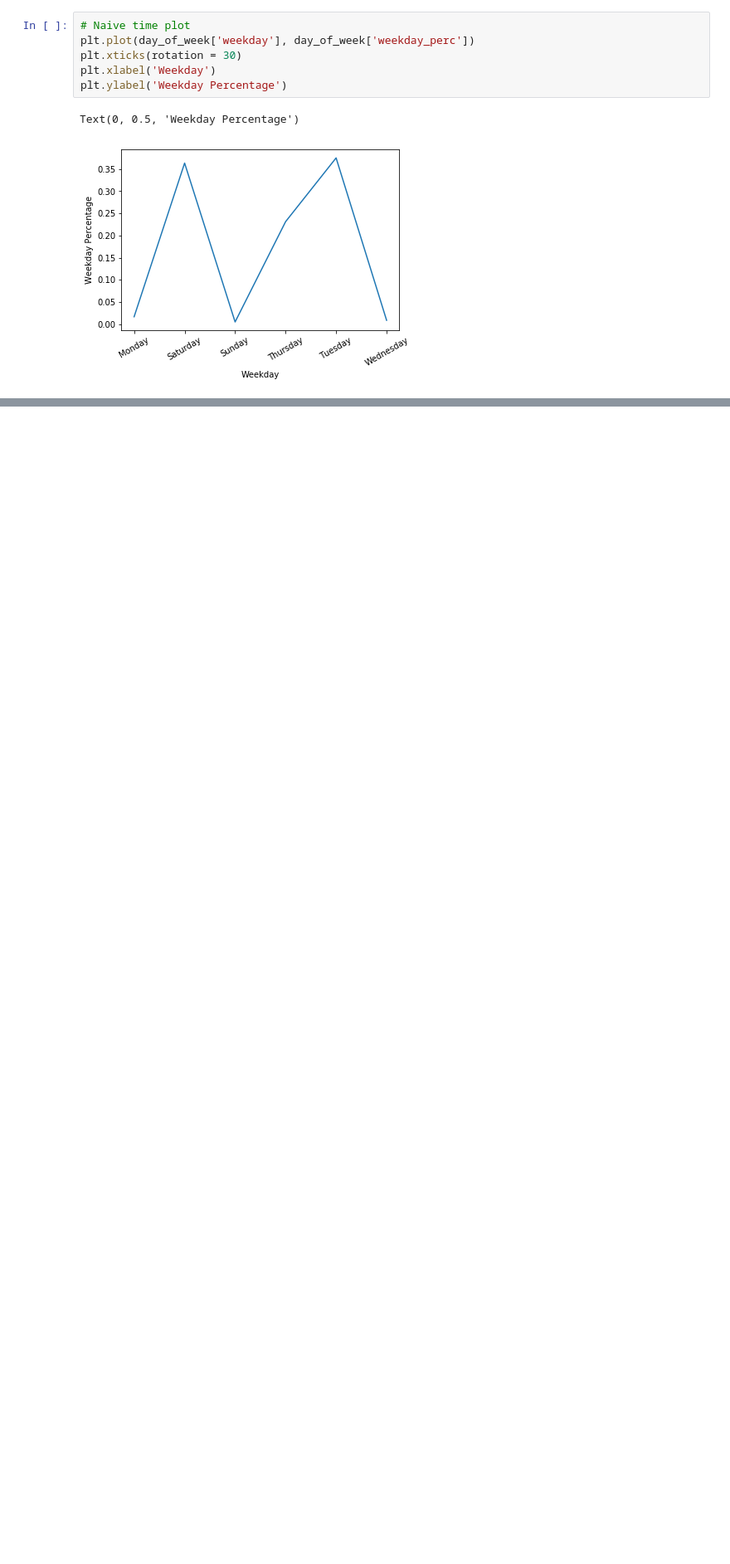
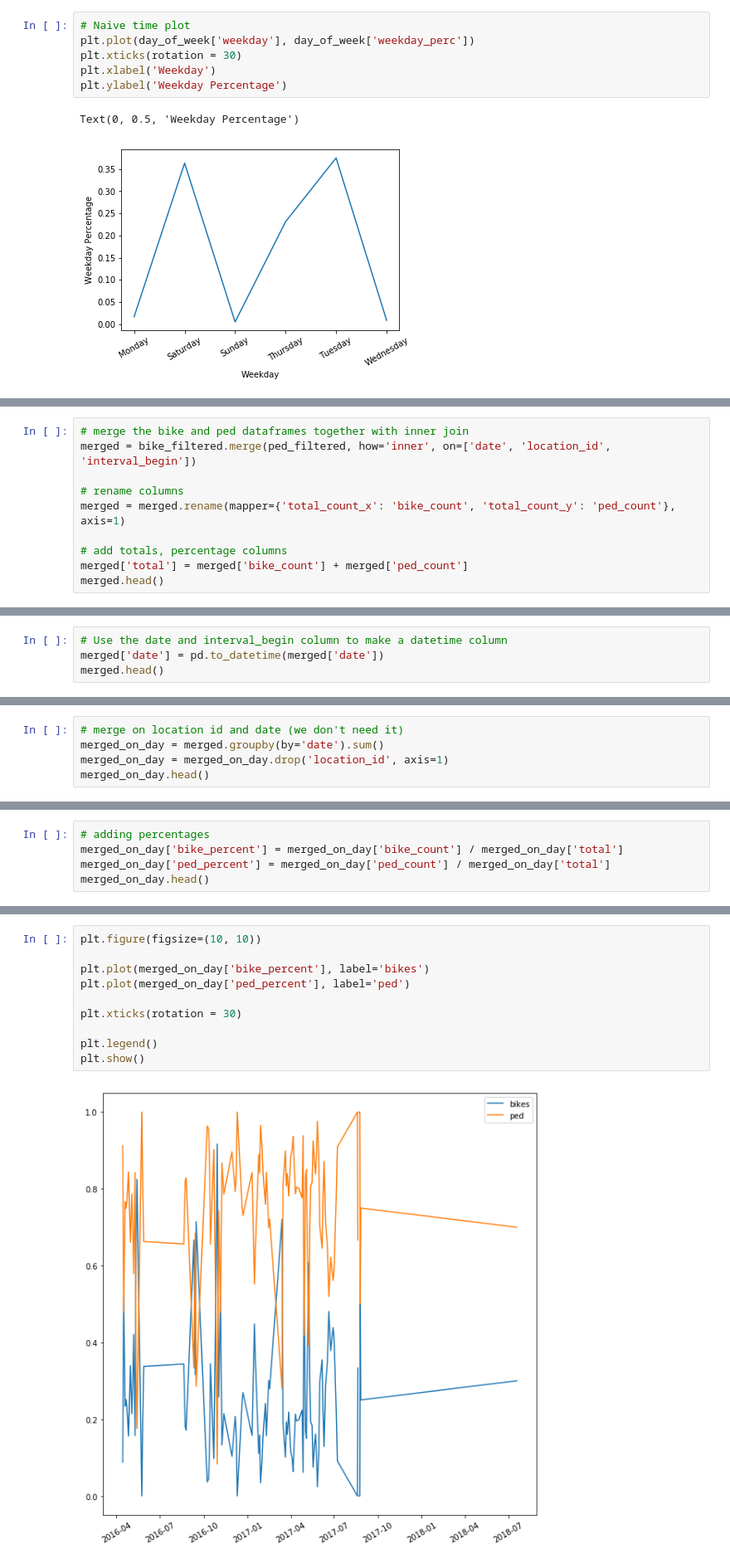
Before and after one commit to zihaoxu/BikeSGV, a Jupyter notebook: notebook/Analysis/03l-starter-code-for-temporal-trends.ipynb, the cells around one changed output, grey strips where cells are left out. Shown at 83% size. Saved outputs shown, nothing was run; the diff lists cells and outputs as text; blank space fills up the shorter version.

Commit message:
bike and ped ratio

```diff
--- a/notebook/Analysis/03l-starter-code-for-temporal-trends.ipynb
+++ b/notebook/Analysis/03l-starter-code-for-temporal-trends.ipynb
@@ -383,0 +392,10 @@ Text(0, 0.5, 'Weekday Percentage')
+# %%
+# merge the bike and ped dataframes together with inner join
+merged = bike_filtered.merge(ped_filtered, how='inner', on=['date', 'location_id', 'interval_begin'])
+
+# rename columns
+merged = merged.rename(mapper={'total_count_x': 'bike_count', 'total_count_y': 'ped_count'}, axis=1)
+
+# add totals, percentage columns
+merged['total'] = merged['bike_count'] + merged['ped_count']
+merged.head()
@@ -383,0 +409,4 @@ Text(0, 0.5, 'Weekday Percentage')
+# %%
+# Use the date and interval_begin column to make a datetime column
+merged['date'] = pd.to_datetime(merged['date'])
+merged.head()
@@ -383,0 +420,5 @@ Text(0, 0.5, 'Weekday Percentage')
+# %%
+# merge on location id and date (we don't need it)
+merged_on_day = merged.groupby(by='date').sum()
+merged_on_day = merged_on_day.drop('location_id', axis=1)
+merged_on_day.head()
@@ -383,0 +433,5 @@ Text(0, 0.5, 'Weekday Percentage')
+# %%
+# adding percentages
+merged_on_day['bike_percent'] = merged_on_day['bike_count'] / merged_on_day['total']
+merged_on_day['ped_percent'] = merged_on_day['ped_count'] / merged_on_day['total']
+merged_on_day.head()
@@ -383,0 +448,12 @@ Text(0, 0.5, 'Weekday Percentage')
+# %%
+plt.figure(figsize=(10, 10))
+
+plt.plot(merged_on_day['bike_percent'], label='bikes')
+plt.plot(merged_on_day['ped_percent'], label='ped')
+
+plt.xticks(rotation = 30)
+
+plt.legend()
+plt.show()
+# %% [output]
+[figure, added]
```
Also changed, not shown: parts of 18 cells of this notebook, 2 other files.
